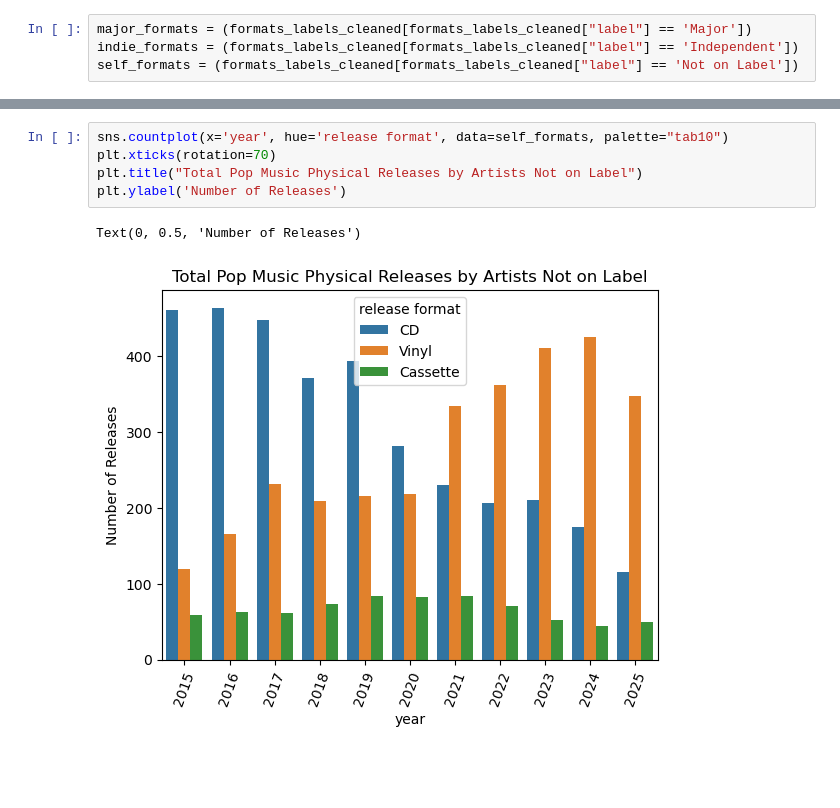
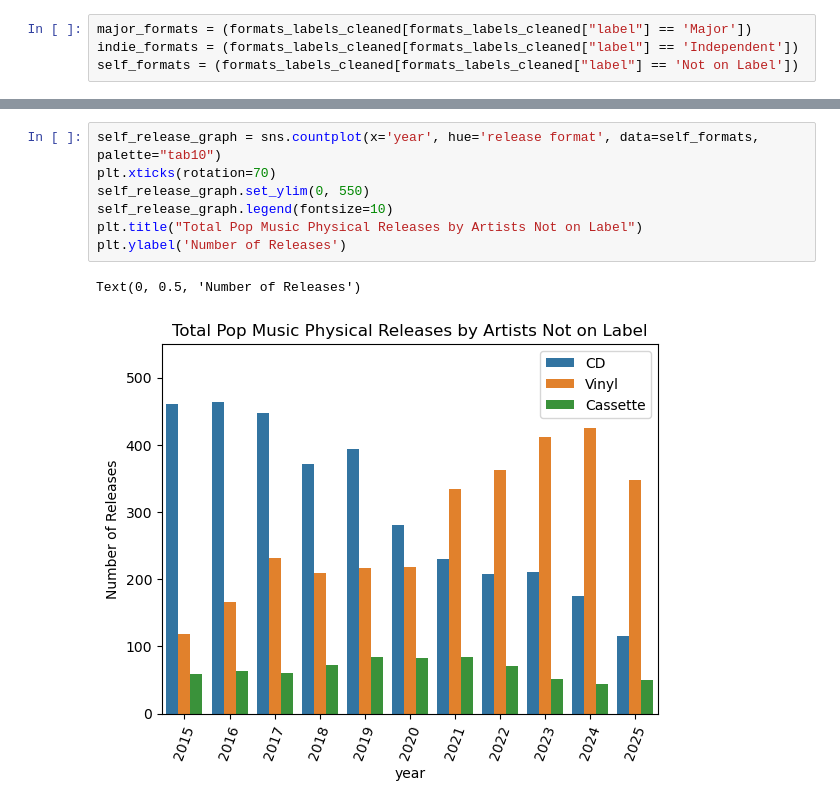
Before and after one commit to gtroch95/Discogs-pop-API, a Jupyter notebook: Dataframe_visualization.ipynb, the cells around one changed output, grey strips where cells are left out. Saved outputs shown, nothing was run; the diff lists cells and outputs as text; blank space fills up the shorter version.

```diff
--- a/Dataframe_visualization.ipynb
+++ b/Dataframe_visualization.ipynb
@@ -209,8 +295,10 @@ Text(0, 0.5, 'Number of Releases')
 # %%
-sns.countplot(x='year', hue='release format', data=self_formats, palette="tab10")
+self_release_graph = sns.countplot(x='year', hue='release format', data=self_formats, palette="tab10")
 plt.xticks(rotation=70)
+self_release_graph.set_ylim(0, 550)
+self_release_graph.legend(fontsize=10)
 plt.title("Total Pop Music Physical Releases by Artists Not on Label")
 plt.ylabel('Number of Releases')
 # %% [output]
 Text(0, 0.5, 'Number of Releases')
-[figure, old version]
+[figure, new version]
```
Also changed, not shown: parts of 46 cells of this notebook.
